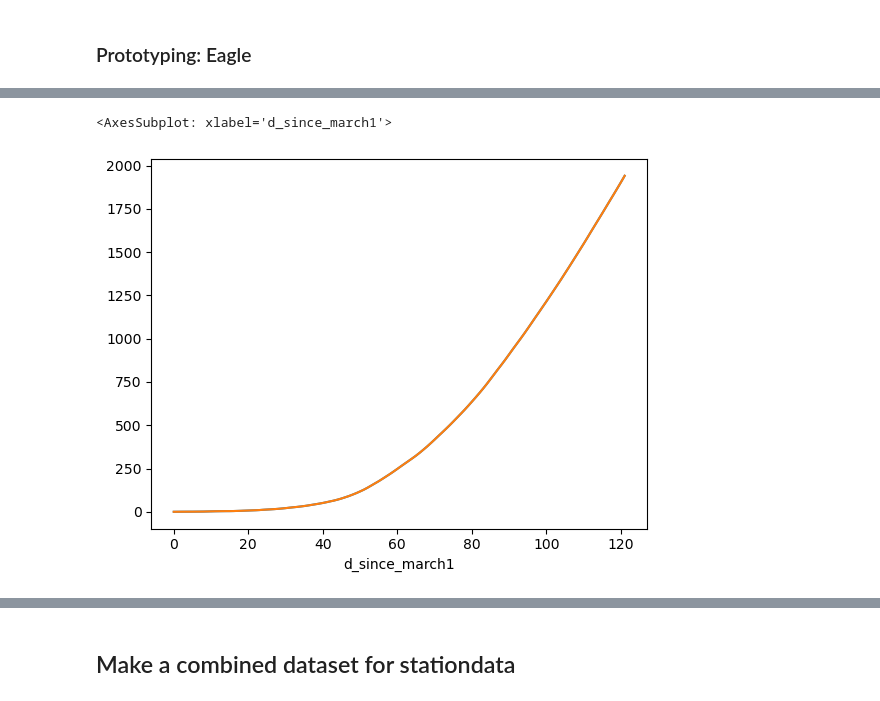
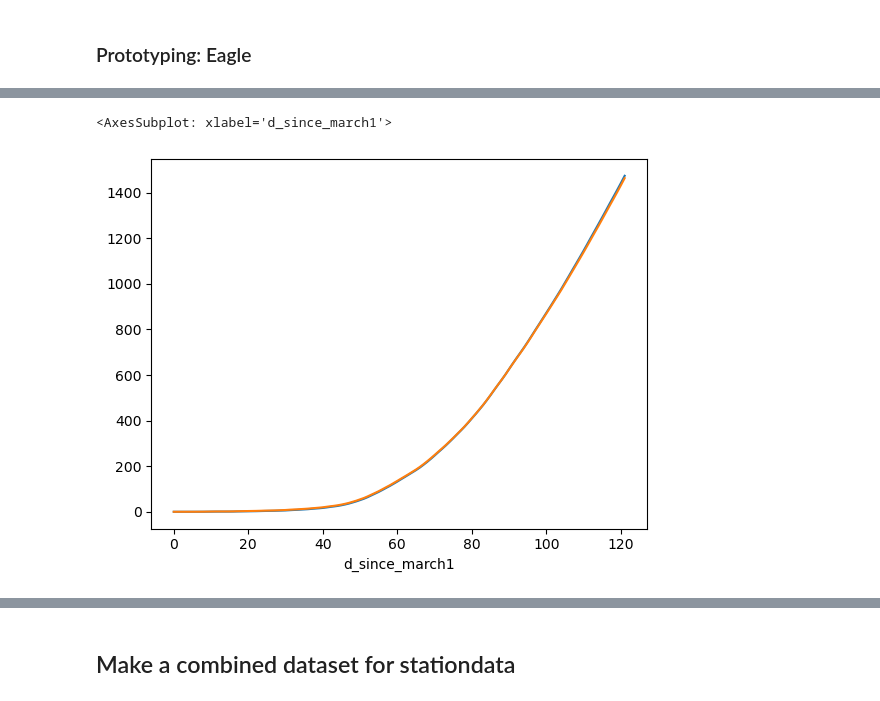
Before and after one commit to chryss/riverice, a Jupyter notebook: JupyterNotebooks/APRFC_ACIS_combinedstations.ipynb, the cells around one changed output, grey strips where cells are left out. Cells and saved outputs as stored; diff of their text form; code cells hidden in the pictures.

```diff
--- a/JupyterNotebooks/APRFC_ACIS_combinedstations.ipynb
+++ b/JupyterNotebooks/APRFC_ACIS_combinedstations.ipynb
@@ -40,5 +32,5 @@ location = 'Yukon River at Eagle'
 # %%
-eagleDF = anomalycorrDF[anomalycorrDF.location == location]
+eagleDF = anomalycorrDF[anomalycorrDF.location == 'Yukon River at Eagle']
 eagleDF['DateStamp'] = pd.to_datetime(eagleDF['DateStamp'], format='%Y-%m-%d')
 eagleDF
 # %% [output]
@@ -102,7 +94,7 @@ def restore_stationnames(stationlst):
         for item in stationlst
         ]
 
-sites1 = list(sites)
+sites1 = ['COLLEGE_OBSERVATORY', 'EAGLE', 'FAIRBANKS_INTL_AP', 'NENANA_MUN_AP']
 # sites1 = restore_stationnames(sites1)
 sites2 = ['FAIRBANKS_INTL_AP', 'EAGLE', 'BIG_DELTA_AP', 'NENANA_MUN_AP']
 # sites2 = restore_stationnames(sites2)
@@ -112,6 +104,6 @@ sites1, sites2
  ['FAIRBANKS_INTL_AP', 'EAGLE', 'BIG_DELTA_AP', 'NENANA_MUN_AP'])
 # %%
 stationsdfs = {}
-stationfolder = Path(f"/Users/christine/Projects/2023_Riverice/data/weatherstations/ACIS/{prefix}/dd_cumul_bystation")
+stationfolder = Path("/Users/christine/Projects/2023_Riverice/data/weatherstations/ACIS/TDD/tdd_cumul_bystation")
 for station in sites1:
-    stationsdfs[station] = pd.read_csv(stationfolder / f"{station}_yearly_{prefix}_cumul.csv", skiprows=4, index_col=0)
+    stationsdfs[station] = pd.read_csv(stationfolder / f"{station}_yearly_TDD_cumul.csv", skiprows=4, index_col=0)
@@ -122,9 +110,9 @@ dict_keys(['TANANA_AP', 'EAGLE', 'FAIRBANKS_INTL_AP', 'CHICKEN'])
 # %%
-# sites2 = ['FAIRBANKS_INTL_AP', 'EAGLE', 'BIG_DELTAa_AP', 'NENANA_MUN_AP']
-# stationsdfs = {}
-# stationfolder = Path("/Users/christine/Projects/2023_Riverice/data/weatherstations/ACIS/TDD/tdd_cumul_bystation")
-# for station in sites2:
-#     stationsdfs[station] = pd.read_csv(stationfolder / f"{station}_yearly_TDD_cumul.csv", skiprows=4, index_col=0)
+# sites2 = ['FAIRBANKS_INTL_AP', 'EAGLE', 'BIG_DELTA_AP', 'NENANA_MUN_AP']
+stationsdfs = {}
+stationfolder = Path("/Users/christine/Projects/2023_Riverice/data/weatherstations/ACIS/TDD/tdd_cumul_bystation")
+for station in sites2:
+    stationsdfs[station] = pd.read_csv(stationfolder / f"{station}_yearly_TDD_cumul.csv", skiprows=4, index_col=0)
 # %%
 stationsdfs['FAIRBANKS_INTL_AP']
 # %% [output]
@@ -349,8 +157,8 @@ mean_eagle.mean(axis=1).plot()
 # %%
-mean_eagle1 = pd.concat(stationsdfs.values())
+mean_eagle1 = pd.concat(stationsdfs1.values())
 mean_eagle1 = mean_eagle1.groupby(mean_eagle1.index).mean()
 ax = mean_eagle1.mean(axis=1).plot()
 mean_eagle.mean(axis=1).plot(ax=ax)
 # %% [output]
 <AxesSubplot: xlabel='d_since_march1'>
-[figure, old version]
+[figure, new version]
```
Also changed, not shown: parts of 27 cells of this notebook, 9 other files.
